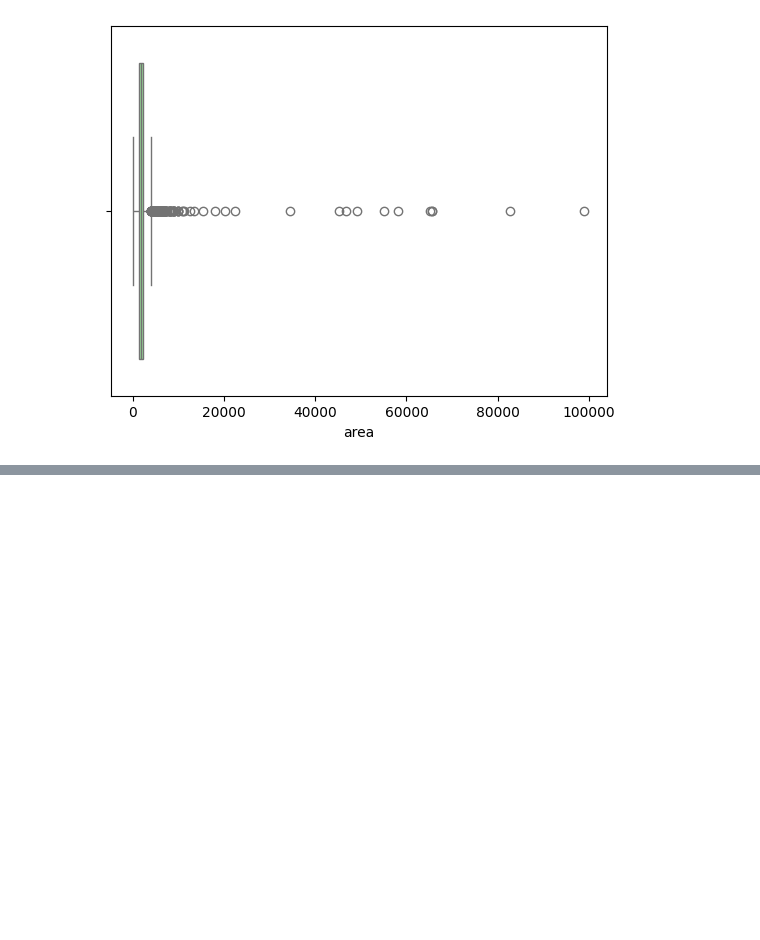
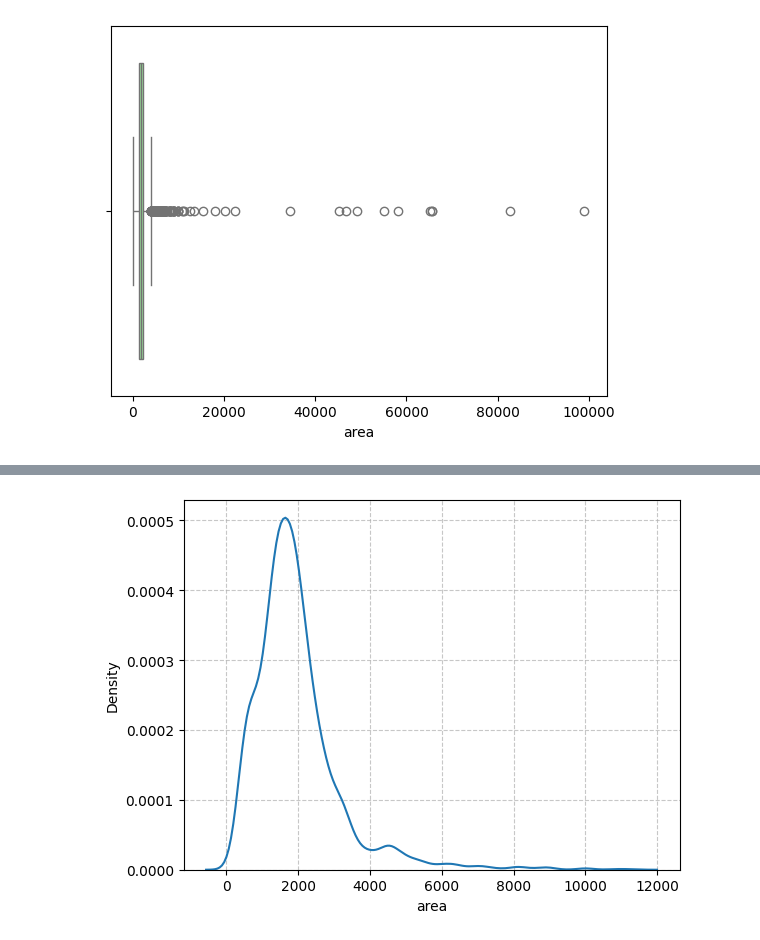
Before and after one commit to 07Sada/real-estate-property-price-predictor, a Jupyter notebook: notebooks/outlier-treatment_#07.ipynb, the cells around one changed output, grey strips where cells are left out. Saved outputs shown, nothing was run; the diff lists cells and outputs as text; code cells hidden in the pictures; blank space fills up the shorter version.

```diff
--- a/notebooks/outlier-treatment_#07.ipynb
+++ b/notebooks/outlier-treatment_#07.ipynb
@@ -327,0 +351,15 @@ df[df['area'] > 10000].sort_values('area',ascending=False)
+# %%
+df.loc[168, 'area'] = 115 * 9
+df.loc[876, 'area'] = 5800
+df.loc[488, 'area'] = 1175
+df.loc[2128, 'area'] = 2850
+df.loc[3268, 'area'] = 7250
+df.loc[3488, 'area'] = 2660
+df.loc[1502, 'area'] = 1812
+df.loc[2711, 'area'] = 2160
+# %%
+sns.kdeplot(df['area'])
+plt.grid(axis="y", linestyle="--", alpha=0.7)  # Add faint gridlines
+plt.grid(axis="x", linestyle="--", alpha=0.7)  # Add faint gridlines
+# %% [output]
+[figure, added]
```
Also changed, not shown: parts of 44 cells of this notebook.
